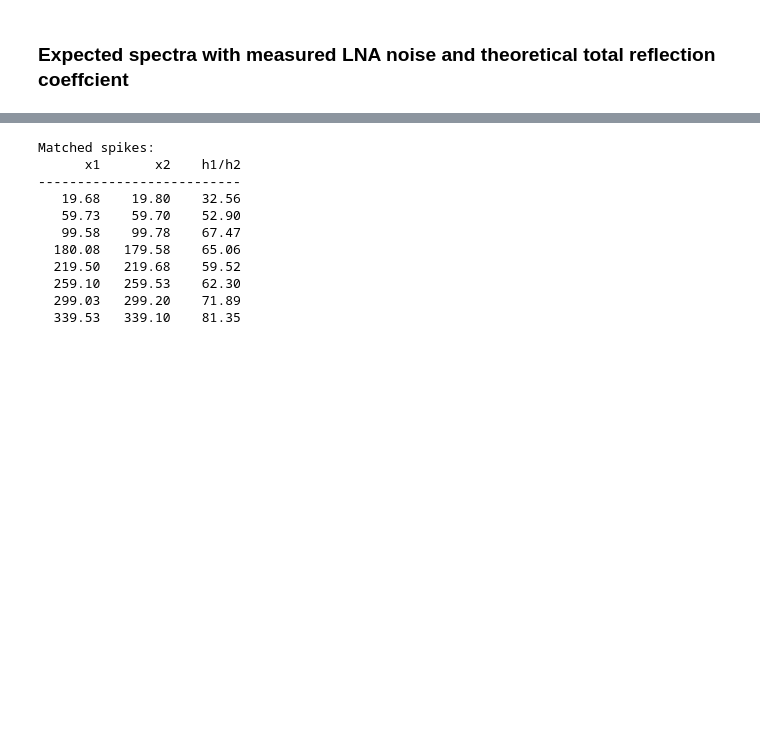
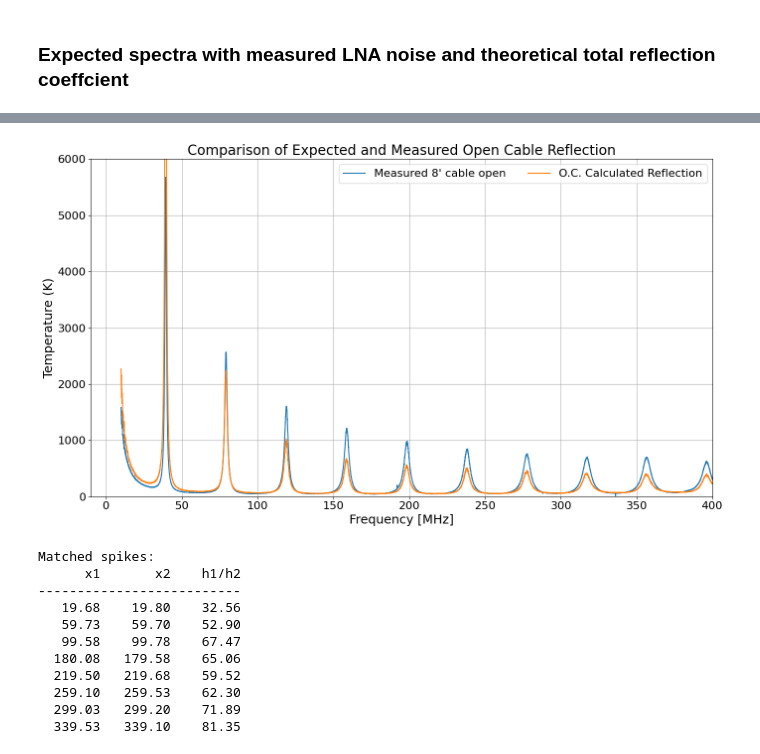
Before and after one commit to alhosani-abdulla/Highz-EXP, a Jupyter notebook: notebooks/multiple_reflection_model.ipynb, the cells around one changed output, grey strips where cells are left out. Cells and saved outputs as stored; diff of their text form; code cells hidden in the pictures; blank space fills up the shorter version.

```diff
--- a/notebooks/multiple_reflection_model.ipynb
+++ b/notebooks/multiple_reflection_model.ipynb
@@ -181,3 +156,10 @@ Spike # |    x    |  height
+# %%
+corrected_oc_spec = Spectrum(frequency=rebin_freq, spectrum=oc_spectra_raw.s*gain_corrected, name="Measured 8' cable open", colorcode="tab:blue")
+
+plotter.plot_spectra([corrected_oc_spec, reflection_specs[0]], title="Comparison of Expected and Measured Open Cable Reflection", ylabel="Temperature (K)",
+                     ls='-', y_range=(0, 6000), freq_range=(10, 400))
+# %% [output]
+[figure, added]
 # %%
 lna_temp_sc, measured_f_sc, theory_f = reflection_proc.compute_spike_height_ratios(spike_measured, spike_theory, tolerance=2)
 # %% [output]
```
Also changed, not shown: parts of 13 cells of this notebook, 2 other files.
